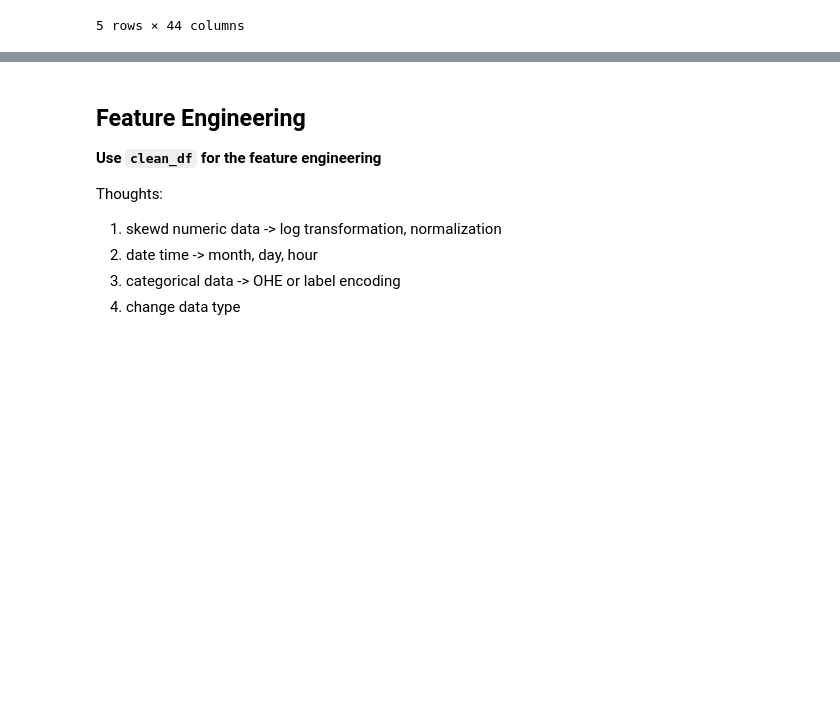
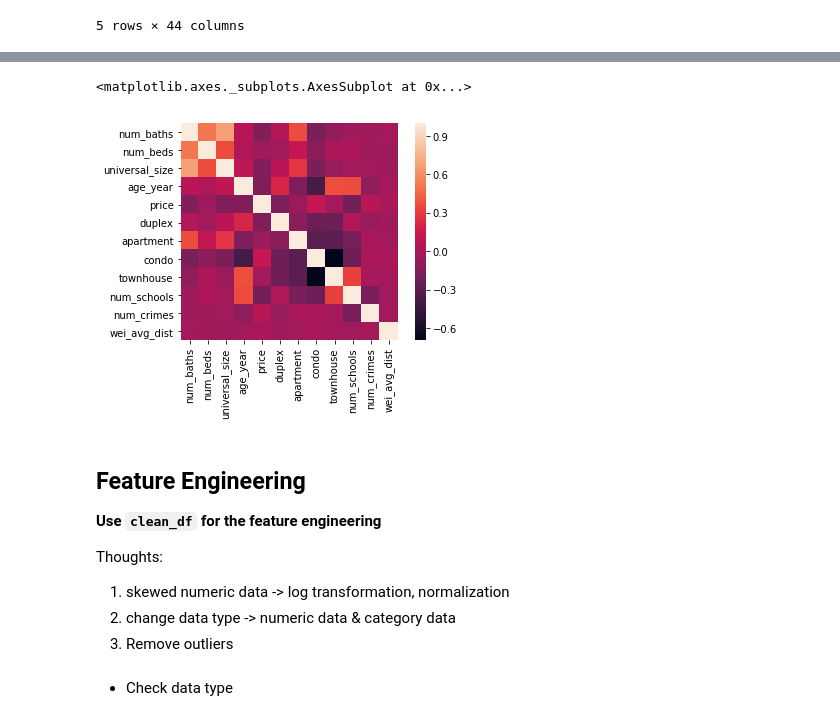
Before and after one commit to minyiliu/RealEstateValuePrediction, a Jupyter notebook: Real_Estate_DS_Pipeline.ipynb, the cells around one changed output, grey strips where cells are left out. Drawn from its saved outputs; the diff is of its cells as text; code cells hidden in the pictures; blank space fills up the shorter version.

```diff
--- a/Real_Estate_DS_Pipeline.ipynb
+++ b/Real_Estate_DS_Pipeline.ipynb
@@ -265,10 +281,16 @@ clean_df.head()
+# %%
+sns.heatmap(clean_df.corr(),square=True)
+# %% [output]
+<matplotlib.axes._subplots.AxesSubplot at 0x...>
+[figure, added]
 # %% [markdown]
 ## Feature Engineering
 
 **Use `clean_df` for the feature engineering**
 
 Thoughts:
-1. skewd numeric data -> log transformation, normalization
-2. date time -> month, day, hour
-3. categorical data -> OHE or label encoding
-4. change data type
+1. skewed numeric data -> log transformation, normalization
+2. change data type -> numeric data & category data
+3. Remove outliers
+# %% [markdown]
+- Check data type
```
Also changed, not shown: parts of 38 cells of this notebook.
